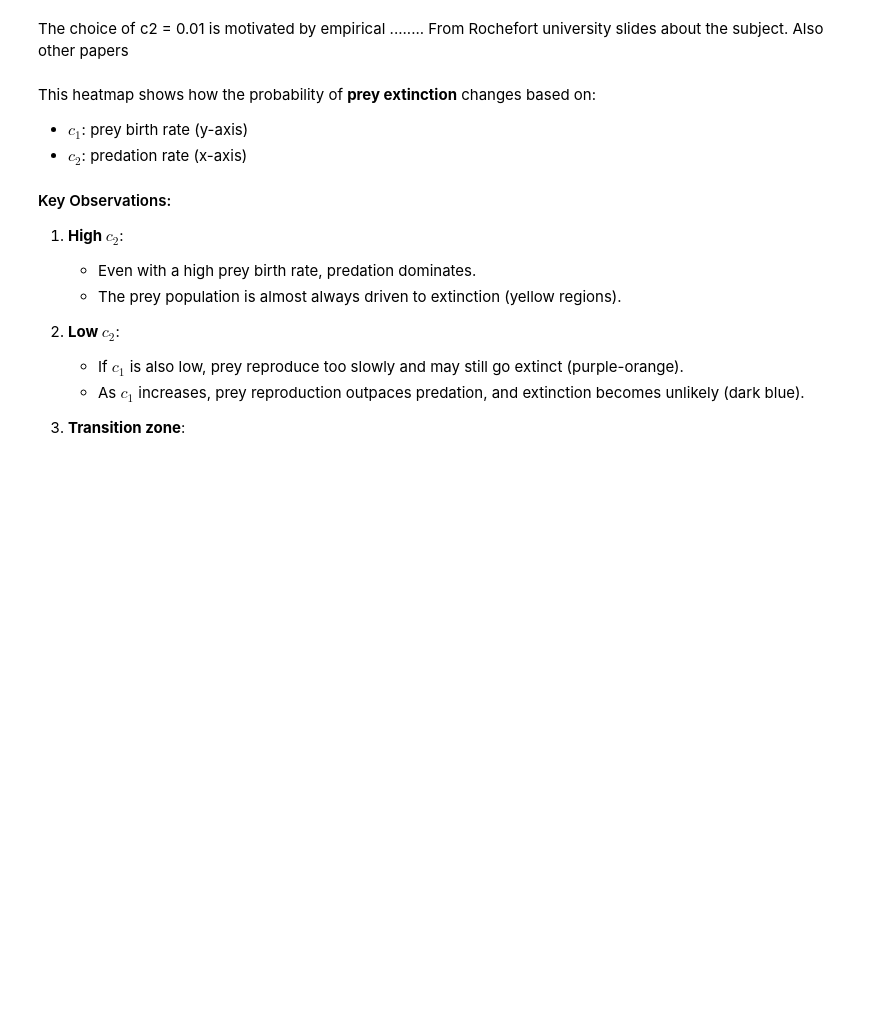
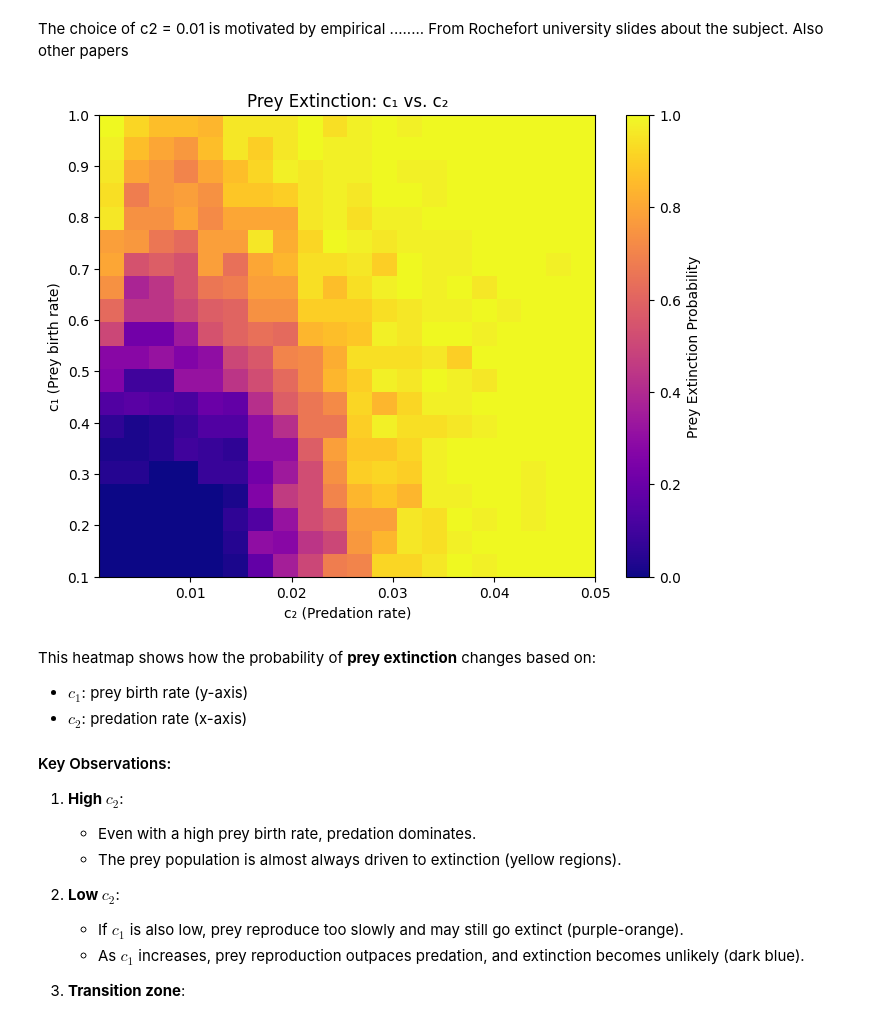
Before and after one commit to P4quitoz/stochastic-lotka-volterra, a Jupyter notebook: lotka_volterra_models_comparison.ipynb, the cells around one changed output. Saved outputs shown, nothing was run; the diff lists cells and outputs as text; code cells hidden in the pictures; blank space fills up the shorter version.

```diff
--- a/lotka_volterra_models_comparison.ipynb
+++ b/lotka_volterra_models_comparison.ipynb
@@ -526,7 +419,9 @@ c1_vals = np.linspace(0.1, 1.0, 20)
 c2_vals = np.linspace(0.001, 0.05, 20)
 c3_vals = np.linspace(0.1, 1.0, 20)
 # %%
-extinction_heatmap_c1_c2(c1_vals, c2_vals)
+# extinction_heatmap_c1_c2(c1_vals, c2_vals)
+# %% [output]
+[figure, added]
 # %% [markdown]
 This heatmap shows how the probability of **prey extinction** changes based on:
 
```
Also changed, not shown: parts of 31 cells of this notebook.
